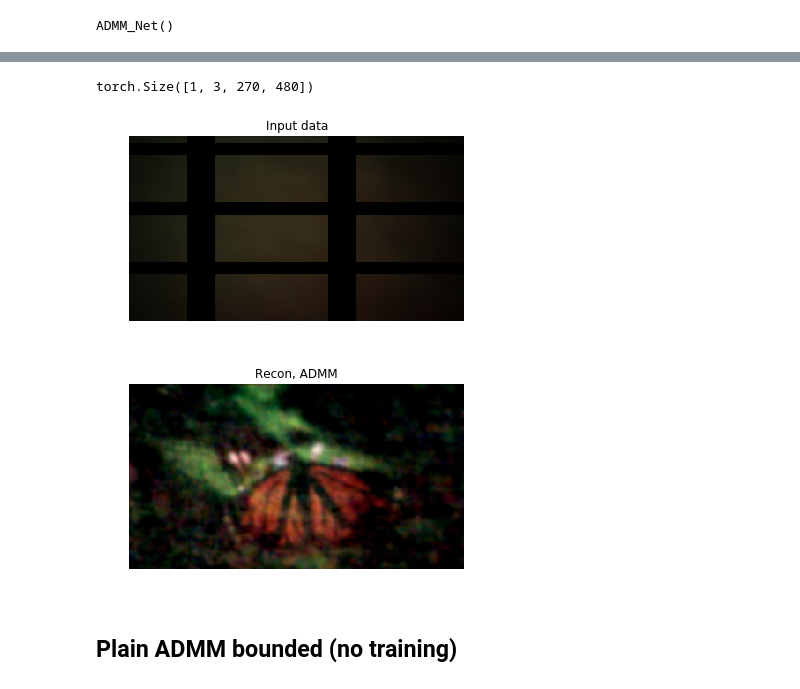
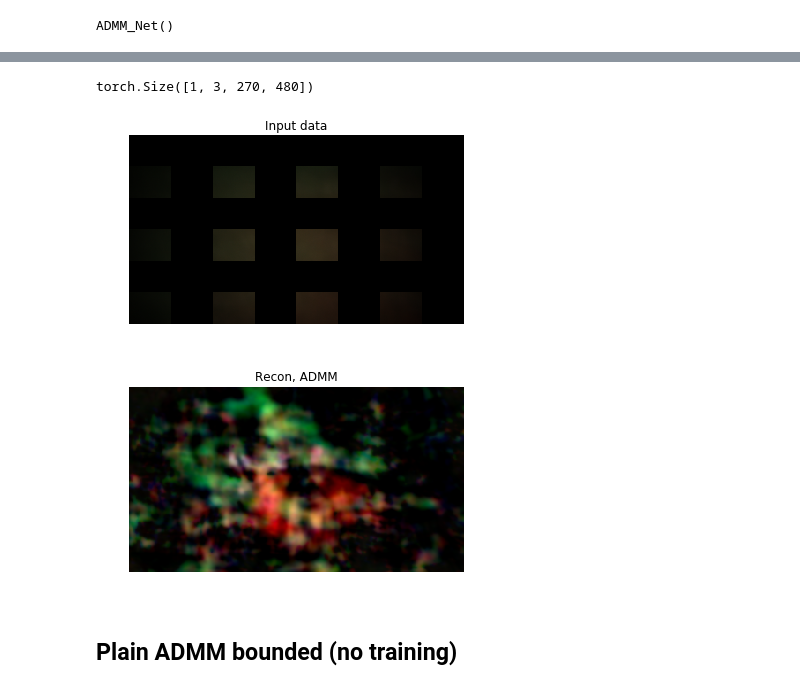
Before and after one commit to rahulk29/diffuser-reconstruction, a Jupyter notebook: ml/pre-trained reconstructions.ipynb, the cells around one changed output, grey strips where cells are left out. Drawn from its saved outputs; the diff is of its cells as text; code cells hidden in the pictures.

```diff
--- a/ml/pre-trained reconstructions.ipynb
+++ b/ml/pre-trained reconstructions.ipynb
@@ -161,7 +161,7 @@ learning_options_none = {'learned_vars': var_options['plain_admm']}
 
 
 admm_converged2 = admm_model_plain.ADMM_Net(batch_size = 1, h = h, iterations = 100,
-                           fill_factor = 0.8, nx = 3, ny = 4, learning_options = learning_options_none, cuda_device = my_device)
+                           fill_factor = 0.5, nx = 4, ny = 3, learning_options = learning_options_none, cuda_device = my_device)
 
 admm_converged2.tau.data = admm_converged2.tau.data*1000
 admm_converged2.to(my_device)
@@ -193,12 +175,12 @@ with torch.no_grad():
 # %%
-plt.imshow(preplot(admm_converged2.y[0].cpu().detach().numpy())); plt.axis('off'); plt.title('Input data');
+plt.imshow(preplotn(admm_converged2.y[0].cpu().detach().numpy())); plt.axis('off'); plt.title('Input data');
 print(admm_converged2.y.shape)
 plt.figure()
 plt.imshow(preplot(output_test[0].cpu().detach().numpy())); plt.axis('off'); plt.title('Recon, ADMM');
 # %% [output]
 torch.Size([1, 3, 270, 480])
-[figure, old version]
+[figure, new version]
-[figure, old version]
+[figure, new version]
 # %% [markdown]
 ## Plain ADMM bounded (no training)
 # %%
```
Also changed, not shown: parts of 1 cell of this notebook, 4 other files.
